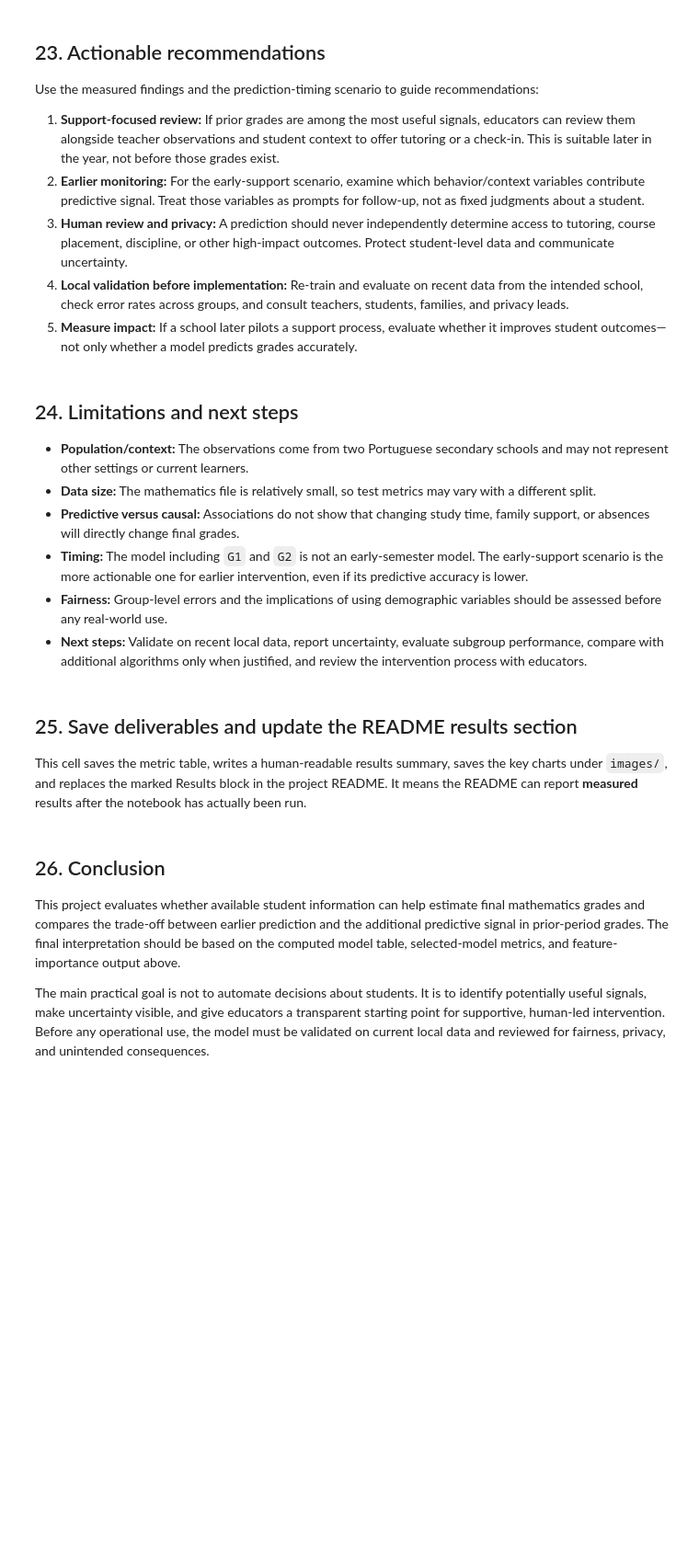
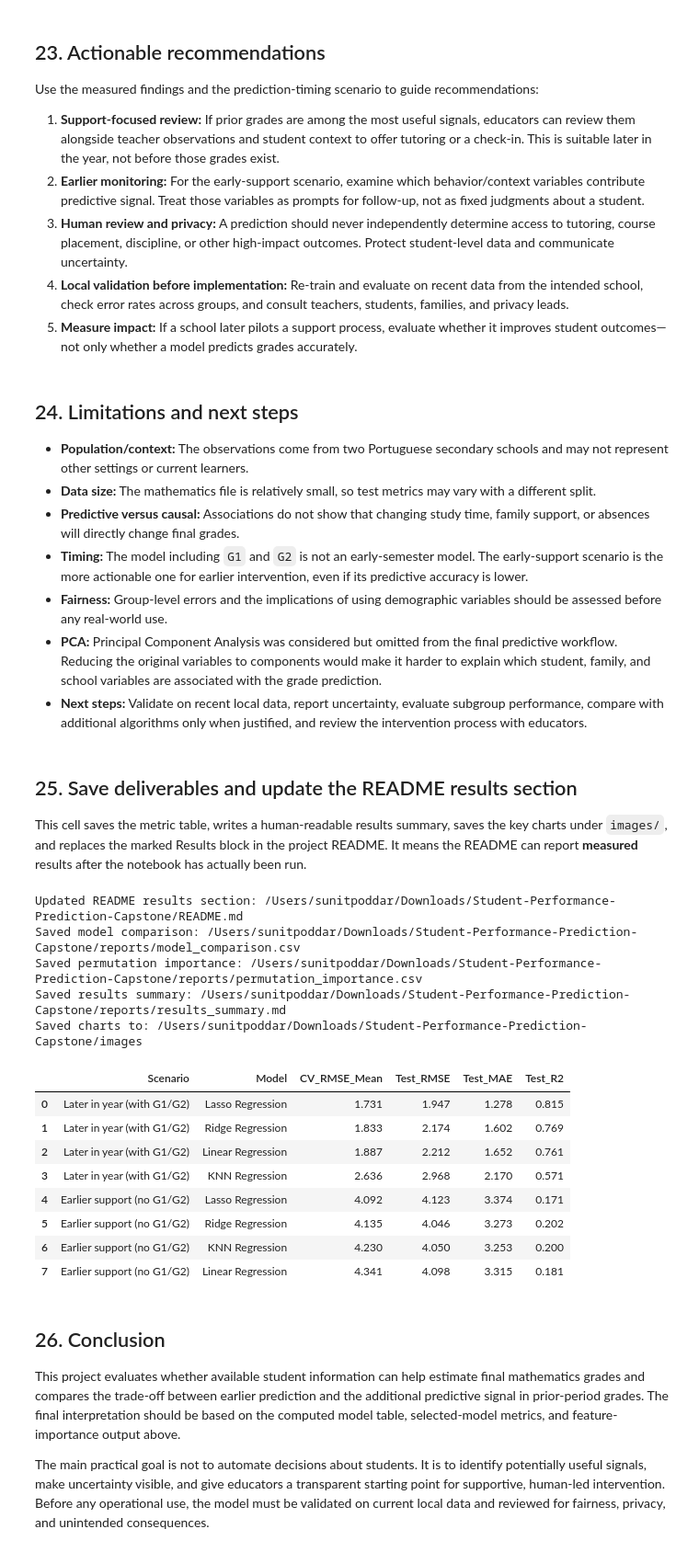
Before and after one commit to sunnyp2050/Student-Performance-Prediction-Capstone, a Jupyter notebook: notebooks/student_performance_capstone.ipynb, the cells around one changed output. Shown at 92% size. Drawn from its saved outputs; the diff is of its cells as text; code cells hidden in the pictures; blank space fills up the shorter version.

```diff
--- a/notebooks/student_performance_capstone.ipynb
+++ b/notebooks/student_performance_capstone.ipynb
@@ -641,6 +894,7 @@ Use the measured findings and the prediction-timing scenario to guide recommenda
 - **Predictive versus causal:** Associations do not show that changing study time, family support, or absences will directly change final grades.
 - **Timing:** The model including `G1` and `G2` is not an early-semester model. The early-support scenario is the more actionable one for earlier intervention, even if its predictive accuracy is lower.
 - **Fairness:** Group-level errors and the implications of using demographic variables should be assessed before any real-world use.
+- **PCA:** Principal Component Analysis was considered but omitted from the final predictive workflow. Reducing the original variables to components would make it harder to explain which student, family, and school variables are associated with the grade prediction.
 - **Next steps:** Validate on recent local data, report uncertainty, evaluate subgroup performance, compare with additional algorithms only when justified, and review the intervention process with educators.
 # %% [markdown]
 ## 25. Save deliverables and update the README results section
@@ -667,33 +921,50 @@ RMSE and MAE are in grade points (lower is better); R² measures how much variat
 **Leading model comparisons:**
 
 {markdown_table}
 
 **Interpretation:** Use the earlier-support scenario for decisions that must be made before prior-period grades are available. The later-in-year scenario uses G1/G2 and should not be represented as an early-warning model. Validate on recent local data, assess group-level errors, and keep humans responsible for student-support decisions.
+
+**Data attribution:** Cortez, P. (2008). *Student Performance* [Dataset]. UCI Machine Learning Repository. https://doi.org/10.24432/C5TG7T. This analysis uses the mathematics file included at `data/student-mat.csv` (CC BY 4.0).
 """
 (REPORTS_DIR / "results_summary.md").write_text(results_markdown, encoding="utf-8")
 results_df.to_csv(REPORTS_DIR / "model_comparison.csv", index=False)
 
 readme_path = PROJECT_ROOT / "README.md"
 if readme_path.exists():
     readme_text = readme_path.read_text(encoding="utf-8")
     start_marker = "<!-- AUTO_RESULTS_START -->"
     end_marker = "<!-- AUTO_RESULTS_END -->"
     if start_marker in readme_text and end_marker in readme_text:
         prefix, after_start = readme_text.split(start_marker, 1)
         _, suffix = after_start.split(end_marker, 1)
         readme_text = prefix + start_marker + "\n" + results_markdown + "\n" + end_marker + suffix
         readme_path.write_text(readme_text, encoding="utf-8")
         print(f"Updated README results section: {readme_path}")
     else:
         print("README auto-results markers were not found; results_summary.md was still saved.")
 else:
     print("README.md not found from this notebook's working directory; results_summary.md was still saved.")
 
 print(f"Saved model comparison: {REPORTS_DIR / 'model_comparison.csv'}")
 print(f"Saved permutation importance: {REPORTS_DIR / 'permutation_importance.csv'}")
 print(f"Saved results summary: {REPORTS_DIR / 'results_summary.md'}")
 print(f"Saved charts to: {IMAGES_DIR}")
 display(leaderboard)
+# %% [output]
+Updated README results section: /Users/sunitpoddar/Downloads/Student-Performance-Prediction-Capstone/README.md
+Saved model comparison: /Users/sunitpoddar/Downloads/Student-Performance-Prediction-Capstone/reports/model_comparison.csv
+Saved permutation importance: /Users/sunitpoddar/Downloads/Student-Performance-Prediction-Capstone/reports/permutation_importance.csv
+Saved results summary: /Users/sunitpoddar/Downloads/Student-Performance-Prediction-Capstone/reports/results_summary.md
+Saved charts to: /Users/sunitpoddar/Downloads/Student-Performance-Prediction-Capstone/images
+|  | Scenario | Model | CV_RMSE_Mean | Test_RMSE | Test_MAE | Test_R2 |
+| 0 | Later in year (with G1/G2) | Lasso Regression | 1.731 | 1.947 | 1.278 | 0.815 |
+| 1 | Later in year (with G1/G2) | Ridge Regression | 1.833 | 2.174 | 1.602 | 0.769 |
+| 2 | Later in year (with G1/G2) | Linear Regression | 1.887 | 2.212 | 1.652 | 0.761 |
+| 3 | Later in year (with G1/G2) | KNN Regression | 2.636 | 2.968 | 2.170 | 0.571 |
+| 4 | Earlier support (no G1/G2) | Lasso Regression | 4.092 | 4.123 | 3.374 | 0.171 |
+| 5 | Earlier support (no G1/G2) | Ridge Regression | 4.135 | 4.046 | 3.273 | 0.202 |
+| 6 | Earlier support (no G1/G2) | KNN Regression | 4.230 | 4.050 | 3.253 | 0.200 |
+| 7 | Earlier support (no G1/G2) | Linear Regression | 4.341 | 4.098 | 3.315 | 0.181 |
 # %% [markdown]
 ## 26. Conclusion
 
```
Also changed, not shown: parts of 27 cells of this notebook, 12 other files.
